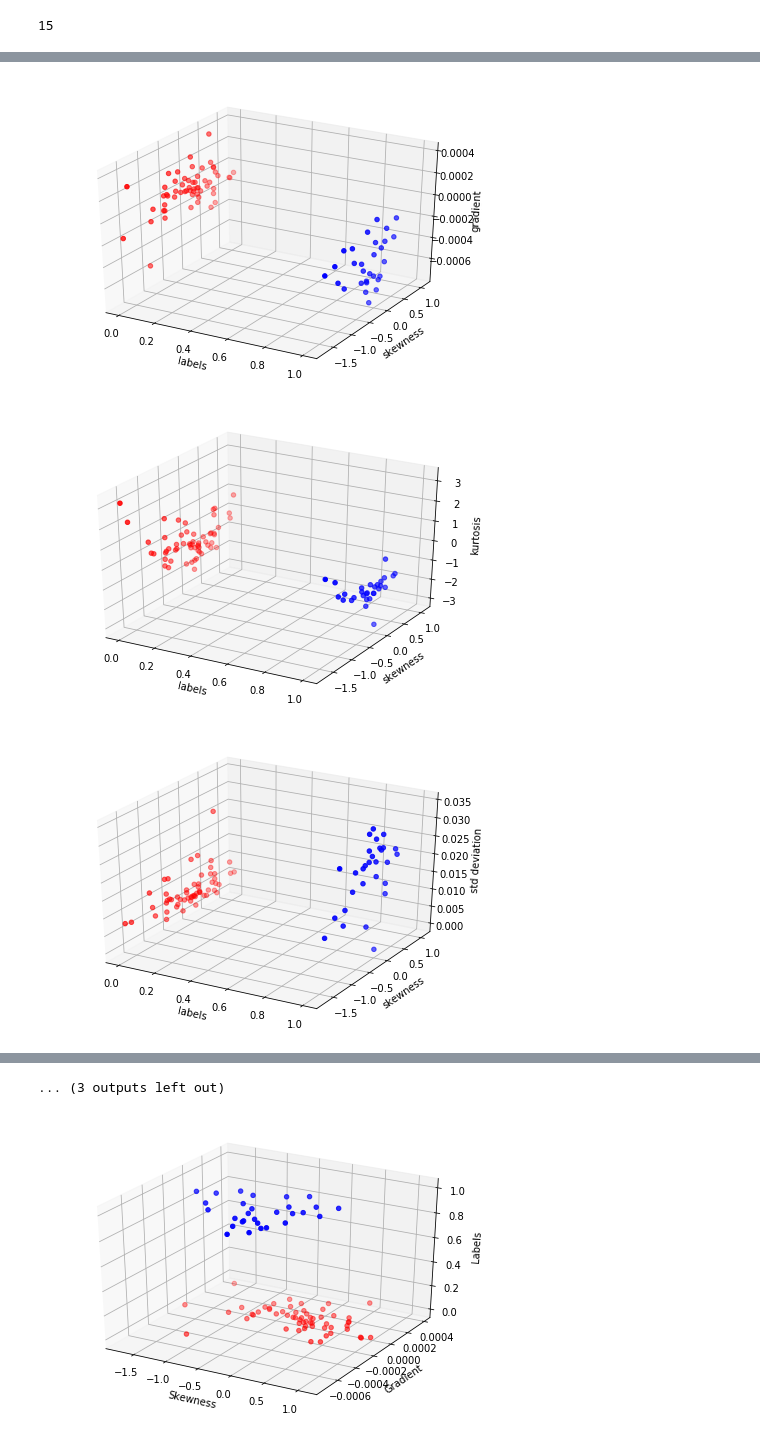
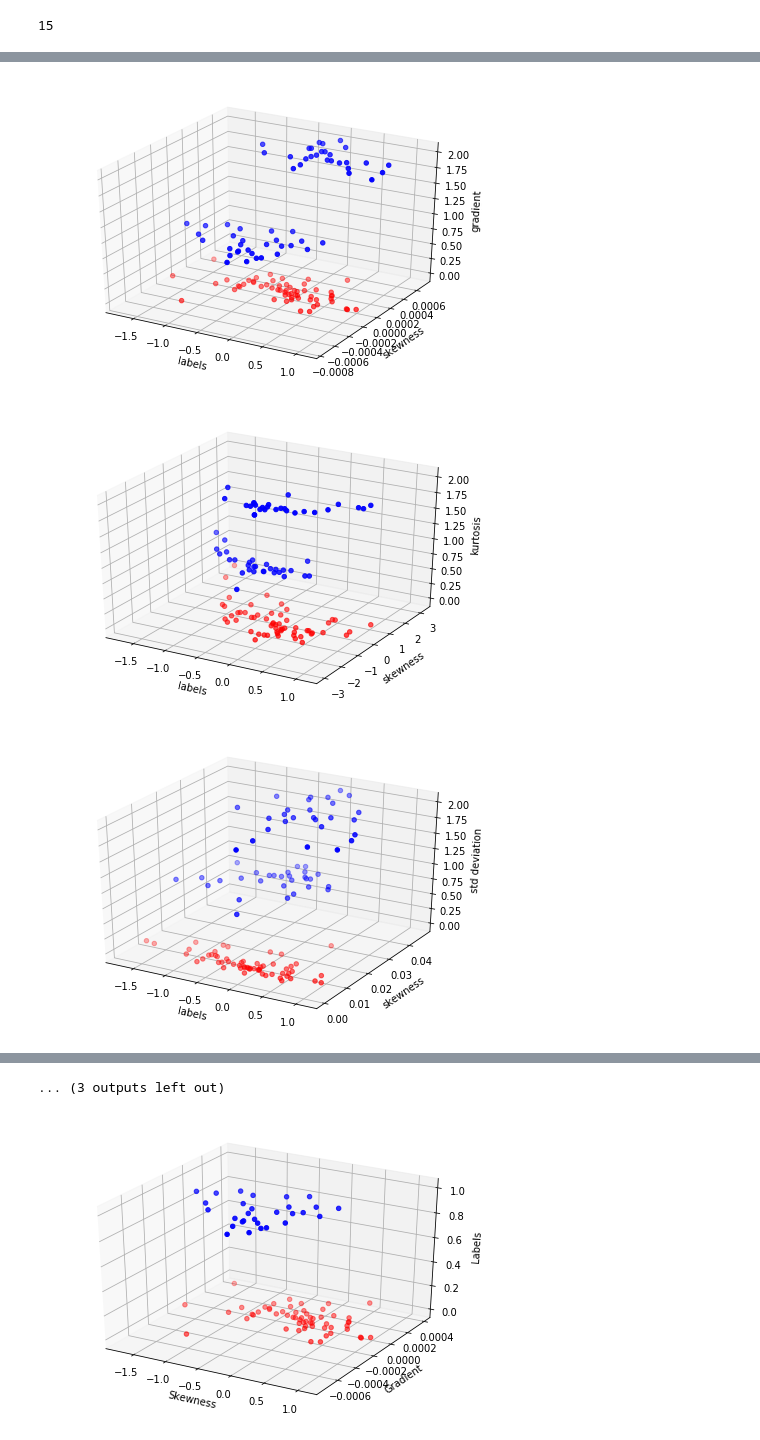
Before and after one commit to nithishr/activity_recognition, a Jupyter notebook: DataExploration.ipynb, the cells around one changed output, grey strips where cells are left out. Cells and saved outputs as stored; diff of their text form; code cells hidden in the pictures.

```diff
--- a/DataExploration.ipynb
+++ b/DataExploration.ipynb
@@ -197,3 +236,29 @@ print(sum_derivative_c_windows, skewness_c_windows, std_c_windows, kurtosis_c_wi
 # %% [output]
 29
 [-0.00021965159712530977, -0.00062011453910319032, -0.00036442138565692493, -0.00057739074713917952, -0.00051336504498975509, -0.00040228179677488532, -0.00050561406083412478, -0.00066446112124683558, ...
+# %%
+derivative_d_windows = []
+sum_derivative_d_windows = []
+skewness_d_windows = []
+std_d_windows = []
+kurtosis_d_windows = []
+iqr_d_windows = []
+# shannon_ent_c_windows = []
+# spectral_flatness_c_windows = []
+percentile_d_windows = []
+
+for i in range(len(d_windows)):
+    if len(d_windows[i]) <= 1:
+        continue
+    derivative_d_window = np.gradient(d_windows[i],d_ts_windows[i])
+    derivative_d_windows.append(derivative_d_window)
+    sum_derivative_d_windows.append(sum(derivative_d_window))
+    skewness_d_windows.append(skew(d_windows[i]))
+    std_d_windows.append(np.std(d_windows[i]))
+    kurtosis_d_windows.append(kurtosis(d_windows[i]))
+    d_windows_norm = normalize(np.array(d_windows[i]).reshape(1,-1))
+    percentile_d_windows.append(np.percentile(d_windows_norm, 50))
+    q75, q25 = np.percentile(d_windows[i], [75 ,25])
+    iqr_d_windows.append(q75 - q25)
+print(len(derivative_d_windows))
+print(sum_derivative_d_windows, skewness_d_windows, std_d_windows, kurtosis_d_windows, iqr_d_windows, percentile_d_windows)
@@ -200,11 +268,11 @@ print(sum_derivative_c_windows, skewness_c_windows, std_c_windows, kurtosis_c_wi
 # %%
-skewness_windows = skewness_w_windows + skewness_c_windows
-sum_derivative_windows = sum_derivative_w_windows + sum_derivative_c_windows
-kurtosis_windows = kurtosis_w_windows + kurtosis_c_windows
-std_windows = std_w_windows + std_c_windows
-percentile_windows = percentile_w_windows + percentile_c_windows
-iqr_windows= iqr_w_windows + iqr_c_windows
-labels = [0 for i in range(len(skewness_w_windows))] + [1 for i in range(len(skewness_c_windows))]
+skewness_windows = skewness_w_windows + skewness_c_windows + skewness_d_windows
+sum_derivative_windows = sum_derivative_w_windows + sum_derivative_c_windows + sum_derivative_d_windows
+kurtosis_windows = kurtosis_w_windows + kurtosis_c_windows + kurtosis_d_windows
+std_windows = std_w_windows + std_c_windows + std_d_windows
+percentile_windows = percentile_w_windows + percentile_c_windows + percentile_d_windows
+iqr_windows= iqr_w_windows + iqr_c_windows + iqr_d_windows
+labels = [0 for i in range(len(skewness_w_windows))] + [1 for i in range(len(skewness_c_windows))] + [2 for i in range(len(skewness_d_windows))]
 print(len(skewness_windows), len(sum_derivative_windows), len(kurtosis_windows), len(std_windows),
       len(percentile_windows), len(iqr_windows), len(labels))
 windows = [skewness_windows, sum_derivative_windows, kurtosis_windows, std_windows, percentile_windows, iqr_windows, labels]
@@ -237,15 +305,16 @@ gradient
 # %%
 from mpl_toolkits.mplot3d import Axes3D
 for combo in combos:
     fig = plt.figure()
     ax = Axes3D(fig)
-#     ax.scatter(windows_map[combo[0]]['values'], windows_map[combo[1]]['values'], windows_map[6]['values'], c=[(lambda x:'r' if x==0 else 'b')(x) for x in windows_map[6]['values']])
-    ax.scatter(windows_map[6]['values'], windows_map[combo[0]]['values'], windows_map[combo[1]]['values'], c=[(lambda x:'r' if x==0 else 'b')(x) for x in windows_map[6]['values']])
+#     ax.scatter(windows_map[combo[0]]['values'][:len(skewness_w_windows)], windows_map[combo[1]]['values'][:len(skewness_w_windows)], windows_map[6]['values'][:len(skewness_w_windows)], c='r')
+    ax.scatter(windows_map[combo[0]]['values'], windows_map[combo[1]]['values'], windows_map[6]['values'], c=[(lambda x:'r' if x==0 else 'b')(x) for x in windows_map[6]['values']])
+#     ax.scatter(windows_map[6]['values'], windows_map[combo[0]]['values'], windows_map[combo[1]]['values'], c=[(lambda x:'r' if x==0 else 'b')(x) for x in windows_map[6]['values']])
     ax.set_xlabel(windows_map[6]['legend'])
     ax.set_ylabel(windows_map[combo[0]]['legend'])
     ax.set_zlabel(windows_map[combo[1]]['legend'])
     plt.show()
 # %% [output]
-[figure, old version]
+[figure, new version]
-[figure, old version]
+[figure, new version]
-[figure, old version]
+[figure, new version]
```
Also changed, not shown: parts of 15 cells of this notebook.
